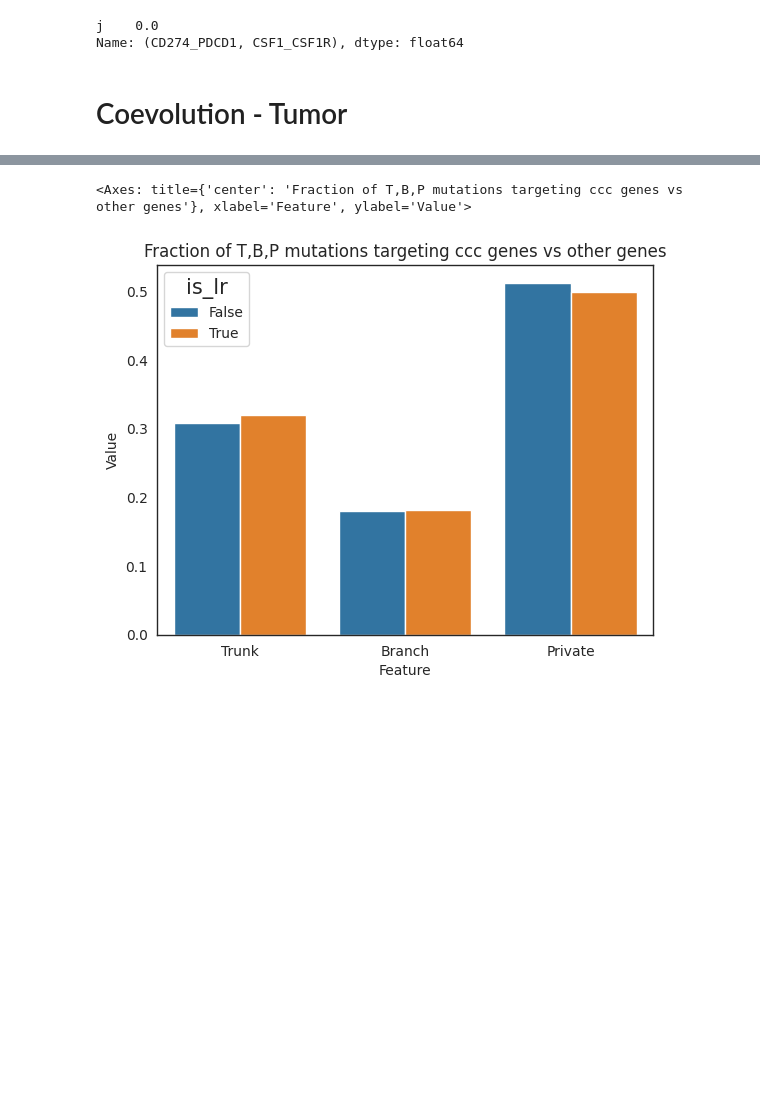
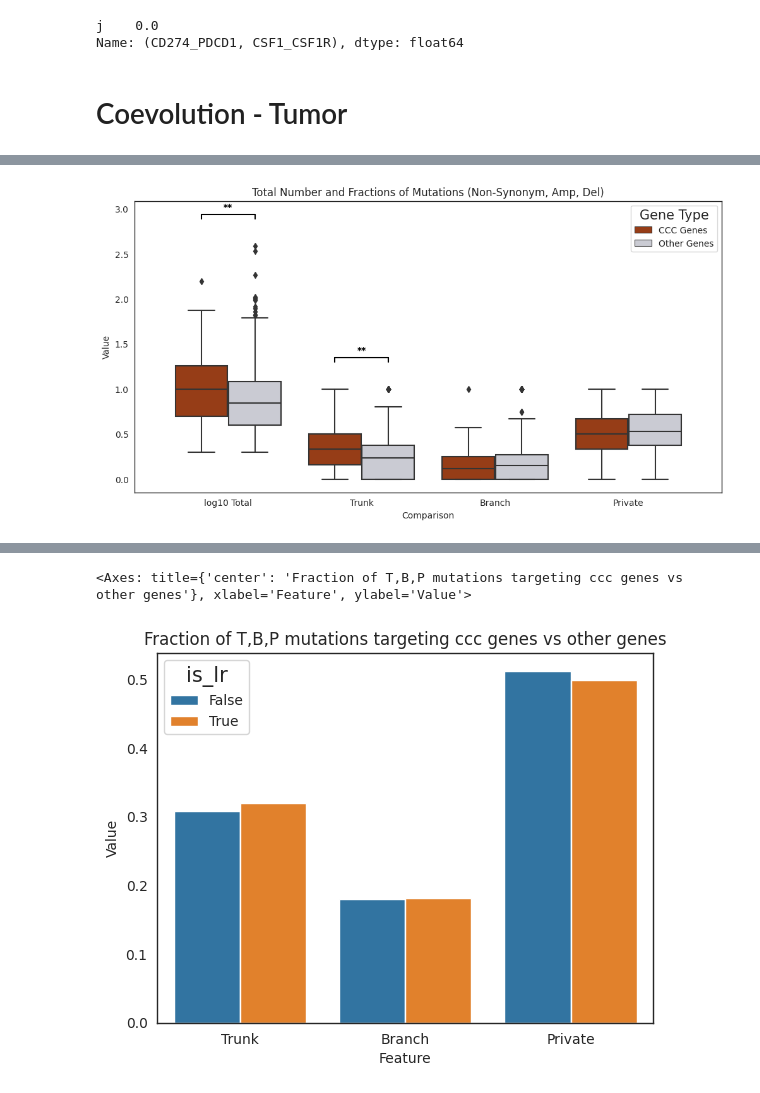
Before and after one commit to lorenzoamir/cci_circuits_paper_2025, a Jupyter notebook: code/notebook.ipynb, the cells around one changed output, grey strips where cells are left out. Drawn from its saved outputs; the diff is of its cells as text; code cells hidden in the pictures; blank space fills up the shorter version.

```diff
--- a/code/notebook.ipynb
+++ b/code/notebook.ipynb
@@ -966,2 +999,14 @@ counts['gene'] = counts['unique_id'].str.split('_').apply(lambda x: '_'.join(x[-
 # %%
 total = counts.groupby('unique_id')['count'].sum()
+# %%
+genes = counts.groupby(['gene', 'when'])['count'].sum().to_frame()
+# %%
+genes['gene'] = genes.index.get_level_values(0)
+genes['when'] = genes.index.get_level_values(1)
+genes.index = range(len(genes))
+# %%
+# Group by 'gene' and calculate the total counts for each gene
+total_counts = genes.groupby('gene')['count'].sum()
+
+# Sort genes by total count in descending order
+genes = genes.set_index('gene').loc[total_counts.sort_values(ascending=False).index].reset_index()
@@ -967,0 +1049,49 @@ total = counts.groupby('unique_id')['count'].sum()
+# %%
+# Boxplots
+
+# Melt data for plotting
+data = pd.DataFrame({
+    'Comparison': (['log10 Total'] * len(total_ccc_log10) + ['log10 Total'] * len(total_not_ccc_log10) +
+                   ['Trunk'] * len(genes_ccc_norm['Trunk']) + ['Trunk'] * len(genes_not_ccc_norm['Trunk']) +
+                   ['Branch'] * len(genes_ccc_norm['Branch']) + ['Branch'] * len(genes_not_ccc_norm['Branch']) +
+                   ['Private'] * len(genes_ccc_norm['Private']) + ['Private'] * len(genes_not_ccc_norm['Private'])),
+    'Gene Type': (['CCC Genes'] * len(total_ccc_log10) + ['Other Genes'] * len(total_not_ccc_log10) +
+                  ['CCC Genes'] * len(genes_ccc_norm['Trunk']) + ['Other Genes'] * len(genes_not_ccc_norm['Trunk']) +
+                  ['CCC Genes'] * len(genes_ccc_norm['Branch']) + ['Other Genes'] * len(genes_not_ccc_norm['Branch']) +
+                  ['CCC Genes'] * len(genes_ccc_norm['Private']) + ['Other Genes'] * len(genes_not_ccc_norm['Private'])),
+    'Value': np.concatenate([total_ccc_log10, total_not_ccc_log10,
+                             genes_ccc_norm['Trunk'], genes_not_ccc_norm['Trunk'],
+                             genes_ccc_norm['Branch'], genes_not_ccc_norm['Branch'],
+                             genes_ccc_norm['Private'], genes_not_ccc_norm['Private']])
+})
+
+# Create the box plot
+plt.figure(figsize=(12, 6))
+sns.boxplot(x='Comparison', y='Value', hue='Gene Type', data=data, palette={'CCC Genes': tcolor, 'Other Genes': lightgray})
+plt.title('Total Number and Fractions of Mutations (Non-Synonym, Amp, Del)')
+plt.xlabel("Comparison")
+plt.ylabel("Value")
+
+# Add significance bars
+for i, (comparison, row) in enumerate(results.iterrows()):
+    if row['pval_adj'] < 0.05:
+        y = data[data['Comparison'] == comparison]['Value'].max() + 0.35
+        plt.plot([i - 0.2, i + 0.2], [y, y], color='black')  # Horizontal line
+
+        # Vertical segments
+        plt.plot([i - 0.2, i - 0.2], [y - 0.05, y], color='black')
+        plt.plot([i + 0.2, i + 0.2], [y - 0.05, y], color='black')
+
+        # Significance stars
+        plt.text(i, y + 0.05, '*' * (1 + (row['pval_adj'] < 0.01) + (row['pval_adj'] < 0.001)),
+                 ha='center', color='black', weight='bold')
+
+# Final adjustments
+plt.legend(title='Gene Type')
+
+plt.savefig('/home/lnemati/pathway_crosstalk/results/coevolution/cosmic/boxplots.pdf', bbox_inches='tight')
+plt.savefig('/home/lnemati/pathway_crosstalk/results/coevolution/cosmic/boxplots.png', bbox_inches='tight')
+
+plt.show()
+# %% [output]
+[figure, added]
```
Also changed, not shown: parts of 26 cells of this notebook, 4 other files.
